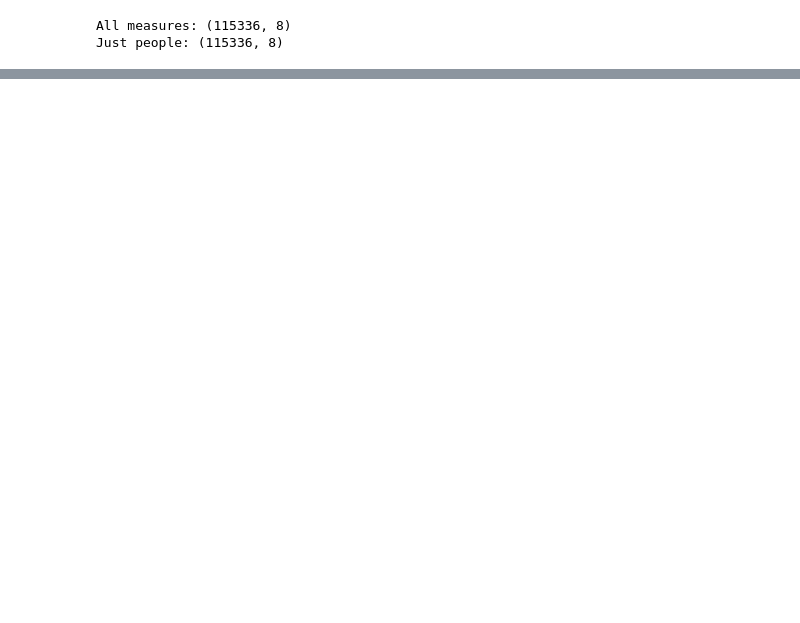
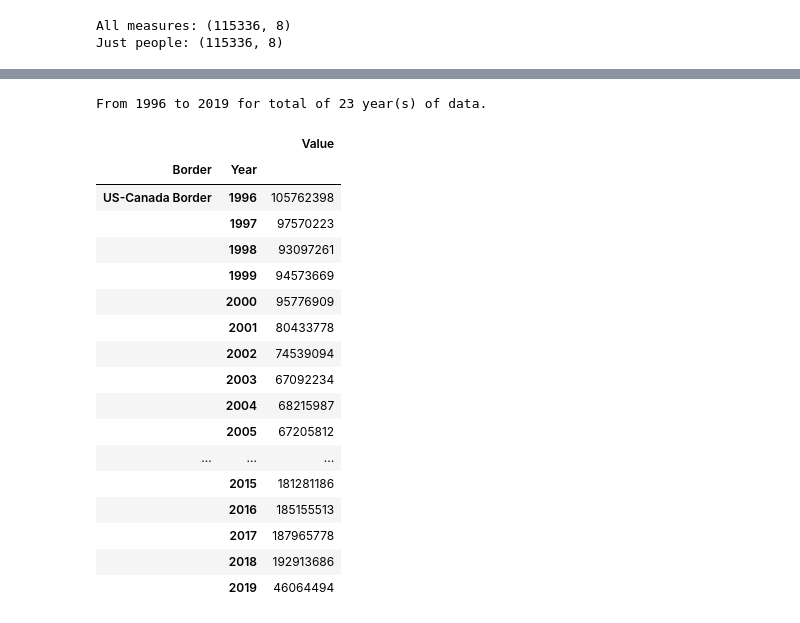
Before and after one commit to maxrgnt/economic-eda-by-state, a Jupyter notebook: EDA.ipynb, the cells around one changed output, grey strips where cells are left out. Drawn from its saved outputs; the diff is of its cells as text; code cells hidden in the pictures; blank space fills up the shorter version.

```diff
--- a/EDA.ipynb
+++ b/EDA.ipynb
@@ -47,0 +65,31 @@ df.sample(3)
+# %%
+# Inspect the date column
+df['Year'] = df['newDate'].dt.year
+df['Month'] = df['newDate'].dt.month
+# How many years of data available?
+maxYear = df['newDate'].dt.year.max()
+minYear = df['newDate'].dt.year.min()
+print(f'From {minYear} to {maxYear} for total of {maxYear-minYear} year(s) of data.')
+# %% [output]
+From 1996 to 2019 for total of 23 year(s) of data.
+# %%
+df.groupby(['Border','Year'])[['Value']].sum()
+# %% [output]
+|  |  | Value |
+| Border | Year |  |
+| US-Canada Border | 1996 | 105762398 |
+|  | 1997 | 97570223 |
+|  | 1998 | 93097261 |
+|  | 1999 | 94573669 |
+|  | 2000 | 95776909 |
+|  | 2001 | 80433778 |
+|  | 2002 | 74539094 |
+|  | 2003 | 67092234 |
+|  | 2004 | 68215987 |
+|  | 2005 | 67205812 |
+| ... | ... | ... |
+|  | 2015 | 181281186 |
+|  | 2016 | 185155513 |
+|  | 2017 | 187965778 |
+|  | 2018 | 192913686 |
+|  | 2019 | 46064494 |
```
Also changed, not shown: parts of 4 cells of this notebook, 1 other file.
